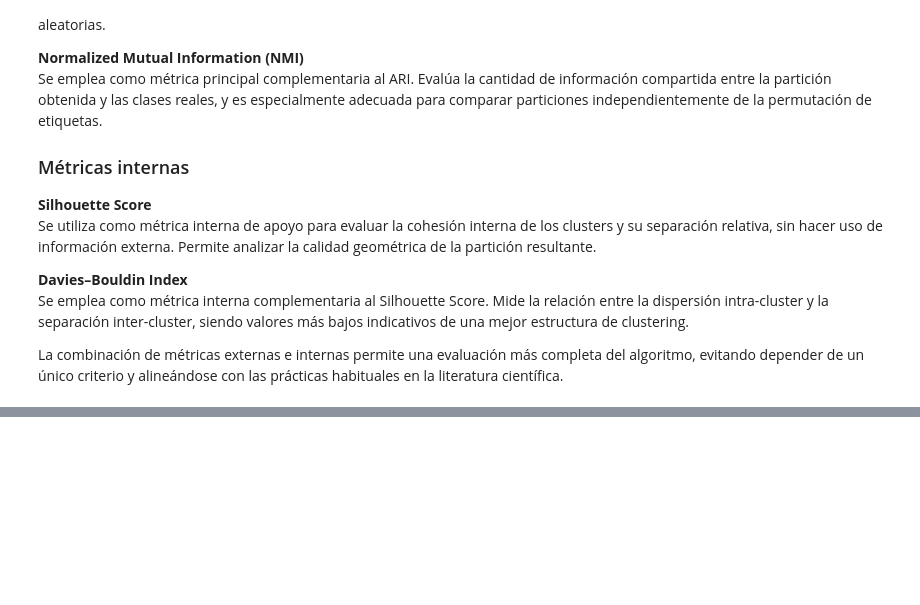
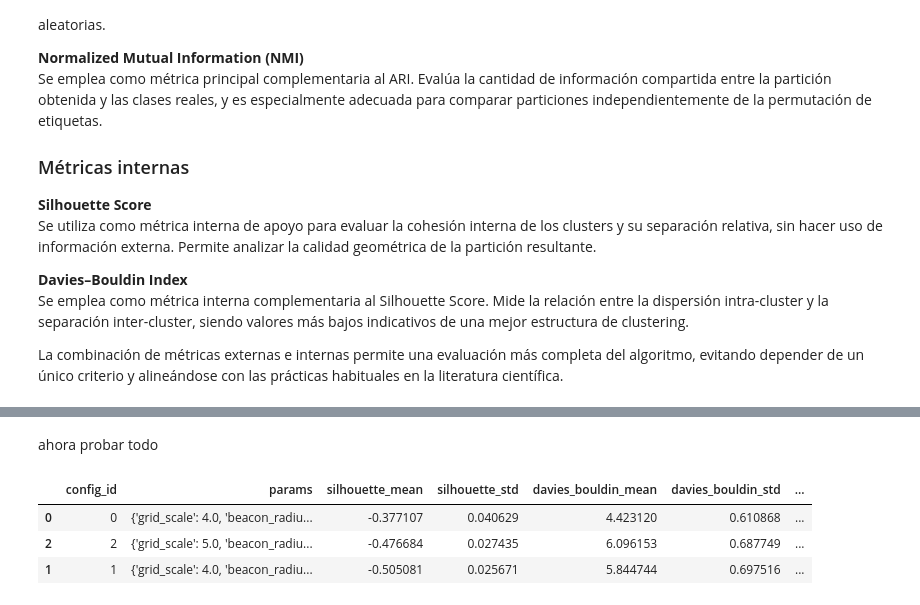
Before and after one commit to Esk1z0/multiagents_opsonization_inspired_clustering, a Jupyter notebook: opsonization.ipynb, the cells around one changed output, grey strips where cells are left out. Cells and saved outputs as stored; diff of their text form; code cells hidden in the pictures; blank space fills up the shorter version.

```diff
--- a/opsonization.ipynb
+++ b/opsonization.ipynb
@@ -563,0 +744,59 @@ animate(oic.states)
+# %% [markdown]
+ahora probar todo
+# %%
+from sklearn.datasets import load_iris, load_wine
+
+data = load_iris()   # o load_wine()
+X = data.data
+y_true = data.target
+dataset_name = "iris"
+
+param_grid = [
+    {
+        "grid_scale": 4.0,
+        "beacon_radius": 5,
+        "local_beacon_cap": 3,
+        "n_marker_agents": 5,
+        "n_transporter_agents": 8,
+        "object_radius": 1,
+        "iterations": 800,
+    },
+    {
+        "grid_scale": 4.0,
+        "beacon_radius": 3,
+        "local_beacon_cap": 2,
+        "n_marker_agents": 5,
+        "n_transporter_agents": 10,
+        "object_radius": 1,
+        "iterations": 800,
+    },
+    {
+        "grid_scale": 5.0,
+        "beacon_radius": 4,
+        "local_beacon_cap": 2,
+        "n_marker_agents": 3,
+        "n_transporter_agents": 10,
+        "object_radius": 1,
+        "iterations": 800,
+    },
+]
+
+seeds = list(range(30))
+
+results = []
+
+for i, params in enumerate(param_grid):
+    out = run_n_seeds(X, y_true, params, seeds)
+    row = {"config_id": i, "params": params, **out["summary"]}
+    results.append(row)
+
+
+import pandas as pd
+
+df = pd.DataFrame(results)
+df.sort_values("ari_mean", ascending=False)
+# %% [output]
+|  | config_id | params | silhouette_mean | silhouette_std | davies_bouldin_mean | davies_bouldin_std | ... |
+| 0 | 0 | {'grid_scale': 4.0, 'beacon_radiu... | -0.377107 | 0.040629 | 4.423120 | 0.610868 | ... |
+| 2 | 2 | {'grid_scale': 5.0, 'beacon_radiu... | -0.476684 | 0.027435 | 6.096153 | 0.687749 | ... |
+| 1 | 1 | {'grid_scale': 4.0, 'beacon_radiu... | -0.505081 | 0.025671 | 5.844744 | 0.697516 | ... |
```
Also changed, not shown: parts of 8 cells of this notebook.
